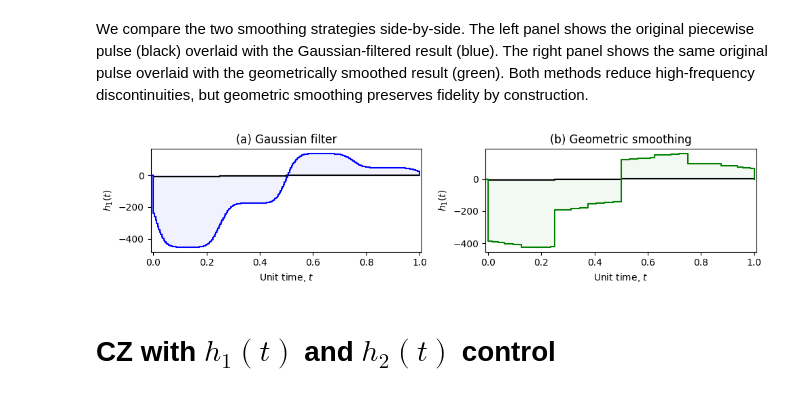
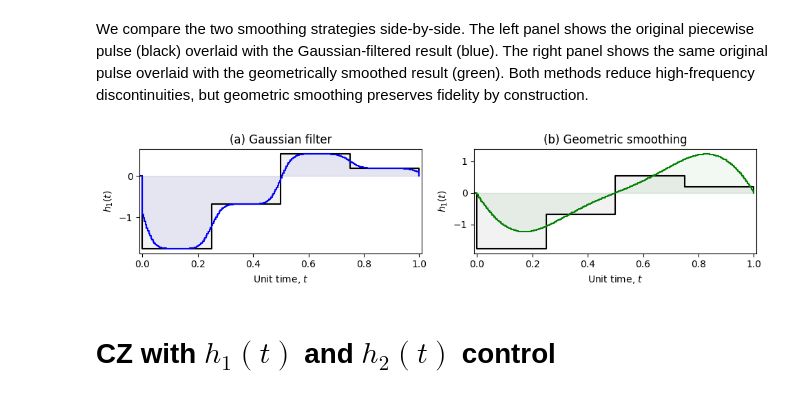
Before and after one commit to dyylan/geope, a Jupyter notebook: docs/examples/pulse_smoothing.ipynb, the cells around one changed output. Saved outputs shown, nothing was run; the diff lists cells and outputs as text; code cells hidden in the pictures.

```diff
--- a/docs/examples/pulse_smoothing.ipynb
+++ b/docs/examples/pulse_smoothing.ipynb
@@ -103,7 +103,7 @@ while c < 6 and not success:
                              verbose=True,
                              history=History())
         steps.append(opt_geope.history.steps[-1])
-    success, _ = Gecko(opt_geope.params).smooth(piecewise_steps_multiplier=2, smoothing_rate=0.001, max_smoothing_steps=500, diff_tol=0.00001)
+    success, _ = Gecko(opt_geope.params, verbose=True).smooth(piecewise_steps_multiplier=2, smoothing_rate=0.01, max_smoothing_steps=500, diff_tol=0.00001)
     steps.append(opt_geope.history.steps[-1])
     c+=1
 opt_geope.optimize(max_steps=100, max_step_size=max_step_size, gram_schmidt_step_size=1.2*max_step_size)
@@ -190,7 +189,6 @@ gf_gates = [float(i)/gf_scaling for i in range(-1, opt_geope_gf.params.parameter
 fig, axs = plt.subplots(1, 2, figsize=(10, 2.5), sharex=True)
 
 for i, strength in enumerate(opt_geope.history.parameters[steps[0]].T):
-    strength = [s*orig_scaling for s in strength]
     if opt_geope.params.basis.labels[i] in opt_geope.params.projected_basis.labels:
         axs[0].step(orig_gates,
                     np.append(np.array([0]), np.append(strength,np.array([0]))),
@@ -204,7 +202,6 @@ for i, strength in enumerate(opt_geope.history.parameters[steps[0]].T):
                             alpha=0.05)
 
 for i, strength in enumerate(opt_geope_gf.params.parameters.T):
-    strength = [s*gf_scaling for s in strength]
     if opt_geope_gf.params.basis.labels[i] in opt_geope_gf.params.projected_basis.labels:
         axs[0].step(gf_gates,
                     np.append(np.array([0]), np.append(strength,np.array([0]))),
@@ -218,7 +215,6 @@ for i, strength in enumerate(opt_geope_gf.params.parameters.T):
                             alpha=alpha)
 
 for i, strength in enumerate(opt_geope.history.parameters[steps[0]].T):
-    strength = [s*orig_scaling for s in strength]
     if opt_geope.params.basis.labels[i] in opt_geope.params.projected_basis.labels:
         axs[1].step(orig_gates,
                     np.append(np.array([0]), np.append(strength,np.array([0]))),
@@ -232,38 +228,37 @@ for i, strength in enumerate(opt_geope.history.parameters[steps[0]].T):
                             alpha=0.05)
 
 for i, strength in enumerate(opt_geope.params.parameters.T):
-    strength = [s*smoothed_scaling for s in strength]
     if opt_geope.params.basis.labels[i] in opt_geope.params.projected_basis.labels:
         axs[1].step(smoothed_gates,
                     np.append(np.array([0]), np.append(strength,np.array([0]))),
                     where='post',
                     label=opt_geope.params.basis.plot_labels[i],
                     color=geometric_smoothing_colour)
         axs[1].fill_between(smoothed_gates,
                             np.append(np.array([0]), np.append(strength,np.array([0]))),
                             step='post',
                             color=geometric_smoothing_colour,
                             alpha=alpha)
 
 
 for ax in axs:
     # ax.legend(loc='upper right')
     ax.grid(False)
     ax.set_xlim(-0.01,smoothed_gates[-1]+0.008)
     # ax.set_ylim(y_limits[0],y_limits[1])
 
 axs[0].set_title(f"(a) Gaussian filter")
 axs[1].set_title(f"(b) Geometric smoothing")
 
 axs[0].set_xlabel("Unit time, $t$")
 axs[1].set_xlabel("Unit time, $t$")
 axs[0].set_ylabel(f"$h_1(t)$")
 axs[1].set_ylabel(f"$h_1(t)$")
 
 plt.tight_layout()
 plt.show()
 # %% [output]
-[figure, old version]
+[figure, new version]
 # %% [markdown]
 # CZ with $h_1(t)$ and $h_2(t)$ control
 # %% [markdown]
```
Also changed, not shown: parts of 4 cells of this notebook, 3 other files.
